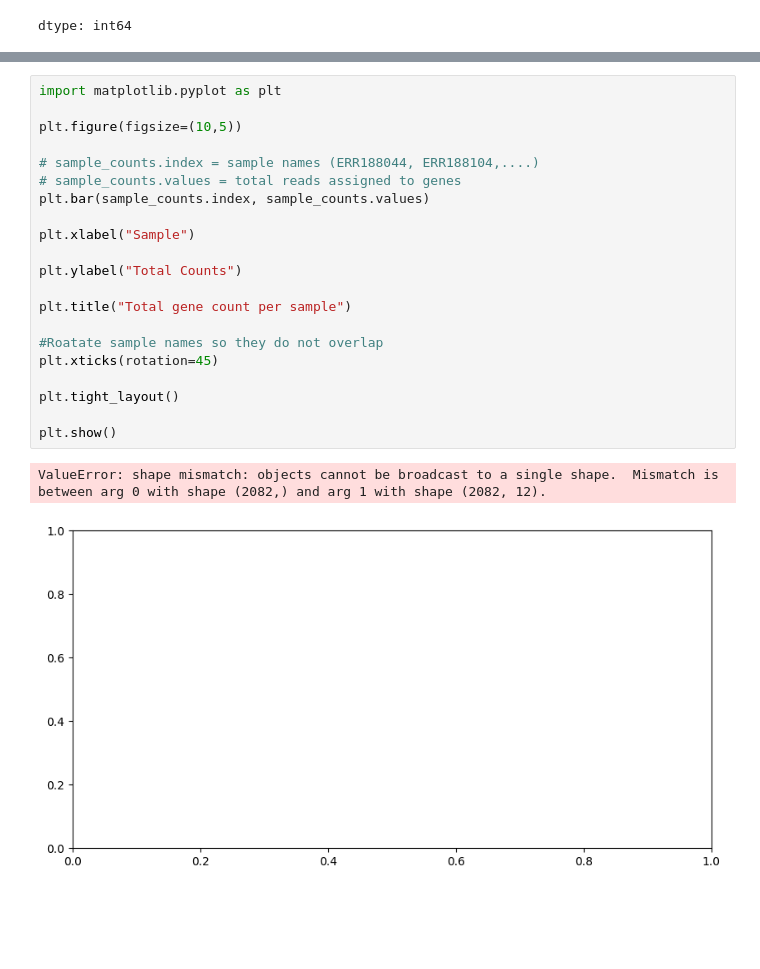
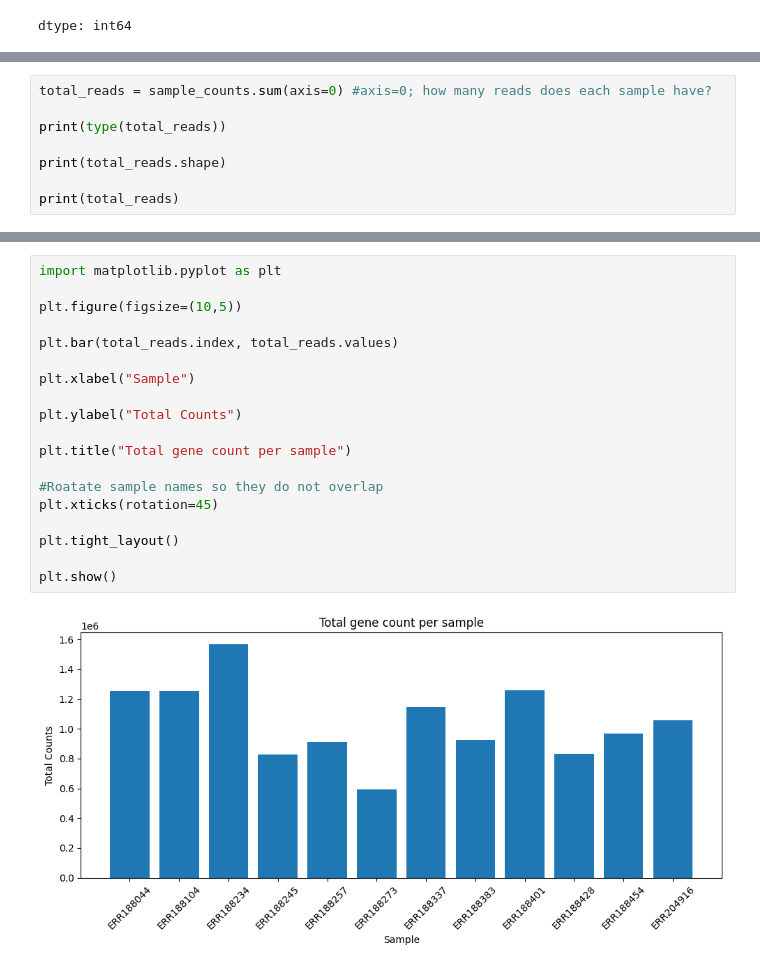
Before and after one commit to MsTejasviSingh/Cancer-Genomics, a Jupyter notebook: 02_RNAseq_Project.ipynb, the cells around one changed output, grey strips where cells are left out. Saved outputs shown, nothing was run; the diff lists cells and outputs as text; blank space fills up the shorter version.

```diff
--- a/02_RNAseq_Project.ipynb
+++ b/02_RNAseq_Project.ipynb
@@ -316,0 +331,8 @@ sample_counts.head()
+# %%
+total_reads = sample_counts.sum(axis=0) #axis=0; how many reads does each sample have?
+
+print(type(total_reads))
+
+print(total_reads.shape)
+
+print(total_reads)
@@ -317,24 +355,21 @@ sample_counts.head()
 # %%
 import matplotlib.pyplot as plt
 
 plt.figure(figsize=(10,5))
 
-# sample_counts.index = sample names (ERR188044, ERR188104,....)
-# sample_counts.values = total reads assigned to genes
-plt.bar(sample_counts.index, sample_counts.values)
+plt.bar(total_reads.index, total_reads.values)
 
 plt.xlabel("Sample")
 
 plt.ylabel("Total Counts")
 
 plt.title("Total gene count per sample")
 
 #Roatate sample names so they do not overlap
 plt.xticks(rotation=45)
 
 plt.tight_layout()
 
 plt.show()
 # %% [output]
-ValueError: shape mismatch: objects cannot be broadcast to a single shape.  Mismatch is between arg 0 with shape (2082,) and arg 1 with shape (2082, 12).
-[figure, old version]
+[figure, new version]
```
Also changed, not shown: parts of 22 cells of this notebook.
